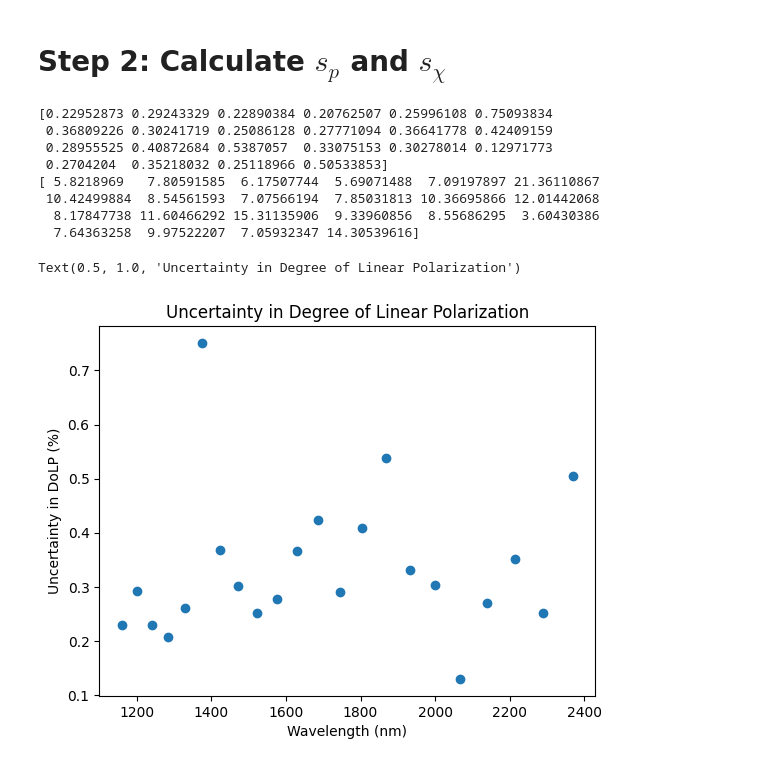
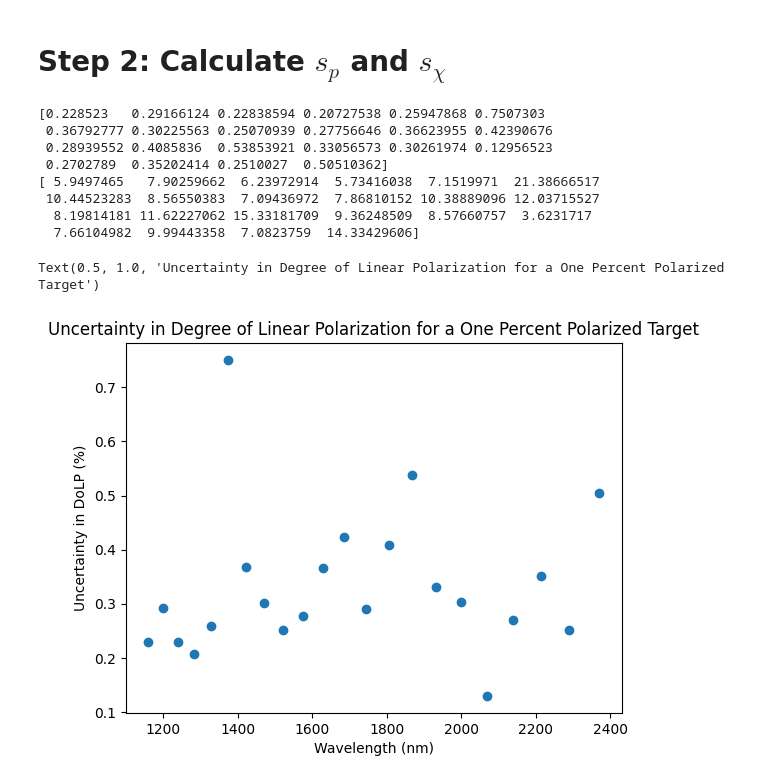
Before and after one commit to UCSB-Exoplanet-Polarimetry-Lab/pyPolCal, a Jupyter notebook: pyPolCal/tutorial_notebooks/CHARIS_fitting_tutorial/6_calculate_polarimetric_accuracy.ipynb, the cells around one changed output. Saved outputs shown, nothing was run; the diff lists cells and outputs as text; code cells hidden in the pictures.

Commit message:
calculating polarimetric accuracy

```diff
--- a/pyPolCal/tutorial_notebooks/CHARIS_fitting_tutorial/6_calculate_polarimetric_accuracy.ipynb
+++ b/pyPolCal/tutorial_notebooks/CHARIS_fitting_tutorial/6_calculate_polarimetric_accuracy.ipynb
@@ -17,29 +17,29 @@ with open('s_abs.txt', 'r') as f:
 # %%
 from pyPolCal.fitting import calc_polarimetric_accuracy
 # Calculating for a 1% polarized target
-s_p, s_chi = calc_polarimetric_accuracy(s_abs,s_rel, p=1, chi_deg=1)
+s_p, s_chi = calc_polarimetric_accuracy(s_abs,s_rel, p=1, chi_deg=50)
 print(s_p)
 print(s_chi)
 # %% [output]
-[0.22952873 0.29243329 0.22890384 0.20762507 0.25996108 0.75093834
- 0.36809226 0.30241719 0.25086128 0.27771094 0.36641778 0.42409159
- 0.28955525 0.40872684 0.5387057  0.33075153 0.30278014 0.12971773
- 0.2704204  0.35218032 0.25118966 0.50533853]
-[ 5.8218969   7.80591585  6.17507744  5.69071488  7.09197897 21.36110867
- 10.42499884  8.54561593  7.07566194  7.85031813 10.36695866 12.01442068
-  8.17847738 11.60466292 15.31135906  9.33960856  8.55686295  3.60430386
-  7.64363258  9.97522207  7.05932347 14.30539616]
+[0.228523   0.29166124 0.22838594 0.20727538 0.25947868 0.7507303
+ 0.36792777 0.30225563 0.25070939 0.27756646 0.36623955 0.42390676
+ 0.28939552 0.4085836  0.53853921 0.33056573 0.30261974 0.12956523
+ 0.2702789  0.35202414 0.2510027  0.50510362]
+[ 5.9497465   7.90259662  6.23972914  5.73416038  7.1519971  21.38666517
+ 10.44523283  8.56550383  7.09436972  7.86810152 10.38889096 12.03715527
+  8.19814181 11.62227062 15.33181709  9.36248509  8.57660757  3.6231717
+  7.66104982  9.99443358  7.0823759  14.33429606]
 # %%
 from pyPolCal.constants import wavelength_bins
 import matplotlib.pyplot as plt
 
 plt.scatter(wavelength_bins, s_p, label='s_p')
 plt.xlabel('Wavelength (nm)')
 plt.ylabel('Uncertainty in DoLP (%)')
-plt.title('Uncertainty in Degree of Linear Polarization')
+plt.title('Uncertainty in Degree of Linear Polarization for a One Percent Polarized Target')
 # %% [output]
-Text(0.5, 1.0, 'Uncertainty in Degree of Linear Polarization')
+Text(0.5, 1.0, 'Uncertainty in Degree of Linear Polarization for a One Percent Polarized Target')
-[figure, old version]
+[figure, new version]
 # %%
 plt.scatter(wavelength_bins, s_chi, label='s_chi')
 plt.xlabel('Wavelength (nm)')
```
Also changed, not shown: parts of 1 cell of this notebook.
